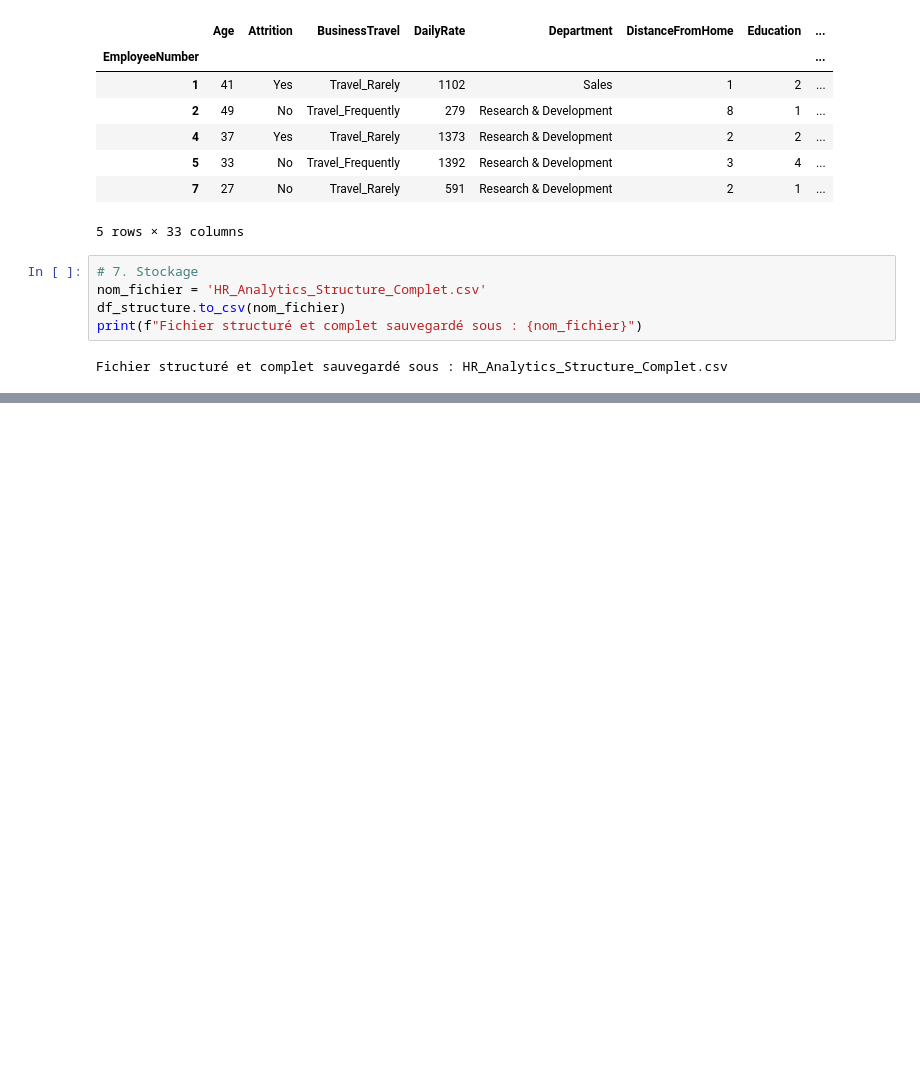
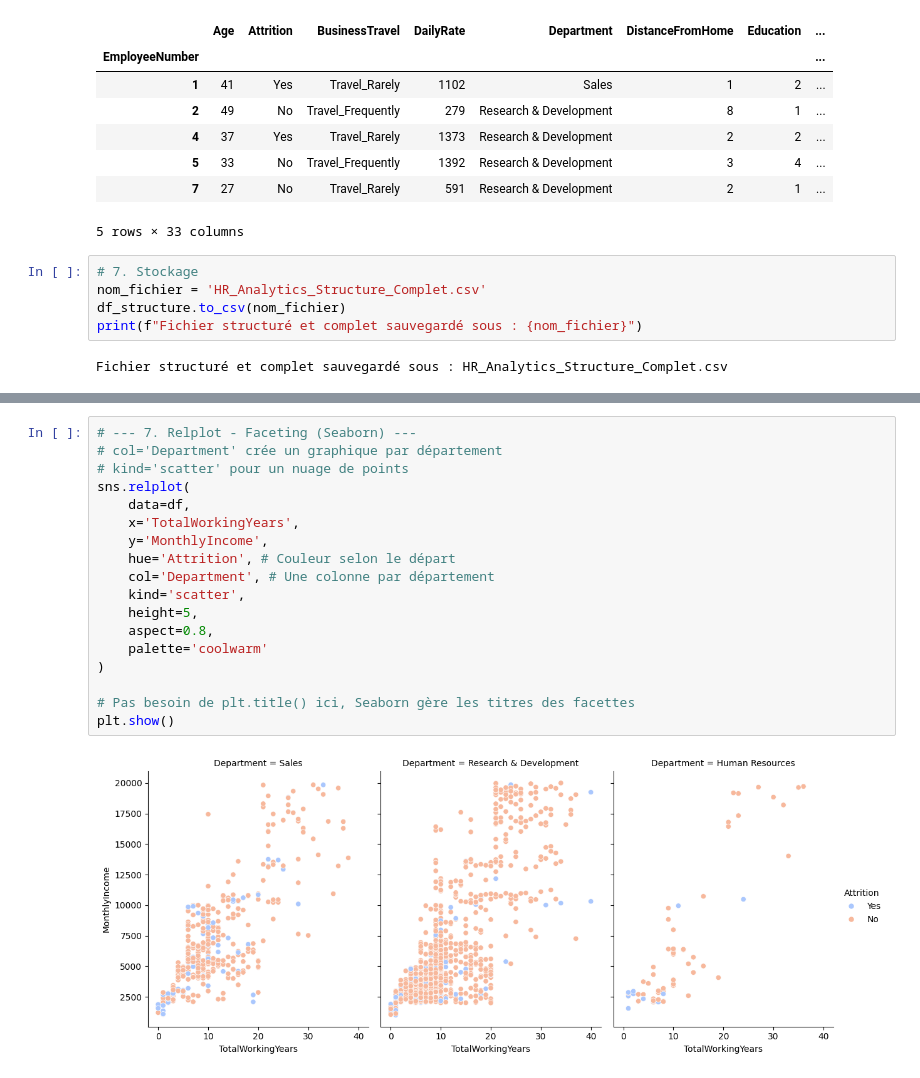
Before and after one commit to Sad-Y-25/HR-360---Le-Cycle-de-Vie-Pr-dictif-de-l-Employ-, a Jupyter notebook: Etape 1.ipynb, the cells around one changed output, grey strips where cells are left out. Cells and saved outputs as stored; diff of their text form; blank space fills up the shorter version.

```diff
--- a/Etape 1.ipynb
+++ b/Etape 1.ipynb
@@ -275,0 +333,20 @@ plt.show()
+# %%
+# --- 7. Relplot - Faceting (Seaborn) ---
+# col='Department' crée un graphique par département
+# kind='scatter' pour un nuage de points
+sns.relplot(
+    data=df,
+    x='TotalWorkingYears',
+    y='MonthlyIncome',
+    hue='Attrition', # Couleur selon le départ
+    col='Department', # Une colonne par département
+    kind='scatter',
+    height=5,
+    aspect=0.8,
+    palette='coolwarm'
+)
+
+# Pas besoin de plt.title() ici, Seaborn gère les titres des facettes
+plt.show()
+# %% [output]
+[figure, added]
```
Also changed, not shown: parts of 16 cells of this notebook.
